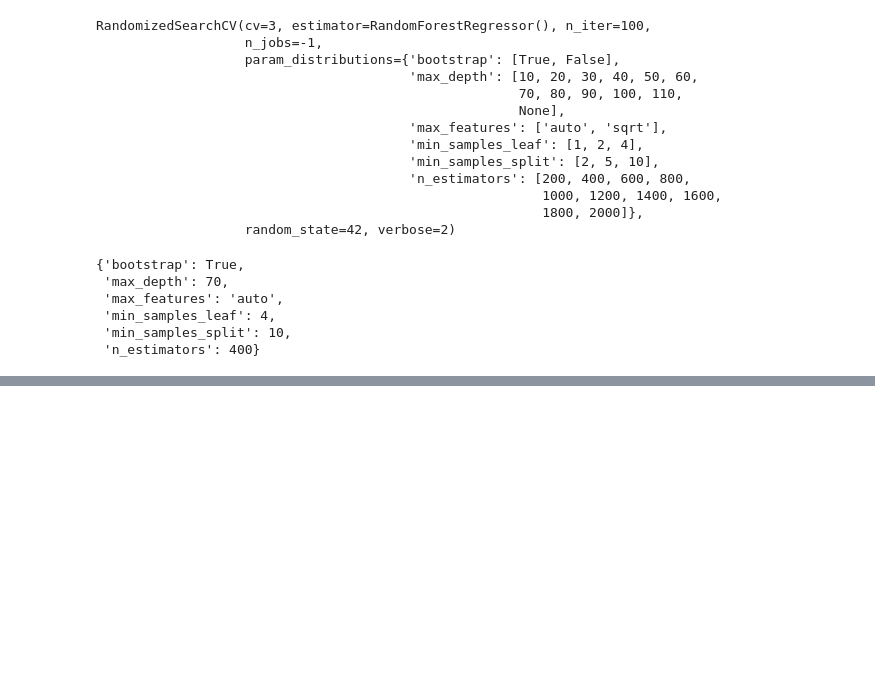
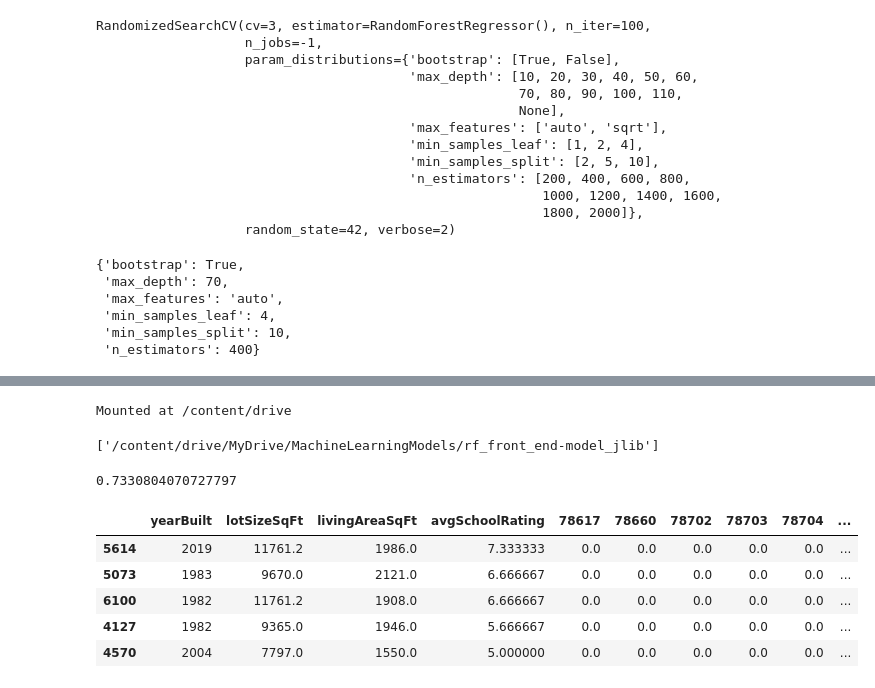
Before and after one commit to raneymjohnGit/Austin_TX_House_Listings, a Jupyter notebook: Jayan/Analysis/Machine_Learning_Models_with_Cleaned_Data,_Feature_Selection,_Grid_Search.ipynb, the cells around one changed output, grey strips where cells are left out. Cells and saved outputs as stored; diff of their text form; code cells hidden in the pictures; blank space fills up the shorter version.

```diff
--- a/Jayan/Analysis/Machine_Learning_Models_with_Cleaned_Data,_Feature_Selection,_Grid_Search.ipynb
+++ b/Jayan/Analysis/Machine_Learning_Models_with_Cleaned_Data,_Feature_Selection,_Grid_Search.ipynb
@@ -622,0 +626,32 @@ X_var_df
+# %%
+# Mount Google Drive
+from google.colab import drive
+drive.mount('/content/drive')
+# %% [output]
+Mounted at /content/drive
+# %%
+# loading joblib dependency
+import joblib
+
+# save best_random model for front end, filename-model_jlib
+joblib.dump(best_random, '/content/drive/MyDrive/MachineLearningModels/rf_front_end-model_jlib')
+# %% [output]
+['/content/drive/MyDrive/MachineLearningModels/rf_front_end-model_jlib']
+# %%
+# load model from google drive to test prediction
+loaded_model = joblib.load('/content/drive/MyDrive/MachineLearningModels/rf_front_end-model_jlib')
+result = loaded_model.score(X_test, y_test)
+print(result)
+# %% [output]
+0.7330804070727797
+# %%
+# Save head of X_test to confirm how to pass hot encoded zip code variables.
+front_end_values = X_test.head()
+front_end_values
+# %% [output]
+|  | yearBuilt | lotSizeSqFt | livingAreaSqFt | avgSchoolRating | 78617 | 78660 | 78702 | 78703 | 78704 | ... |
+| 5614 | 2019 | 11761.2 | 1986.0 | 7.333333 | 0.0 | 0.0 | 0.0 | 0.0 | 0.0 | ... |
+| 5073 | 1983 | 9670.0 | 2121.0 | 6.666667 | 0.0 | 0.0 | 0.0 | 0.0 | 0.0 | ... |
+| 6100 | 1982 | 11761.2 | 1908.0 | 6.666667 | 0.0 | 0.0 | 0.0 | 0.0 | 0.0 | ... |
+| 4127 | 1982 | 9365.0 | 1946.0 | 5.666667 | 0.0 | 0.0 | 0.0 | 0.0 | 0.0 | ... |
+| 4570 | 2004 | 7797.0 | 1550.0 | 5.000000 | 0.0 | 0.0 | 0.0 | 0.0 | 0.0 | ... |
```
Also changed, not shown: parts of 9 cells of this notebook.
